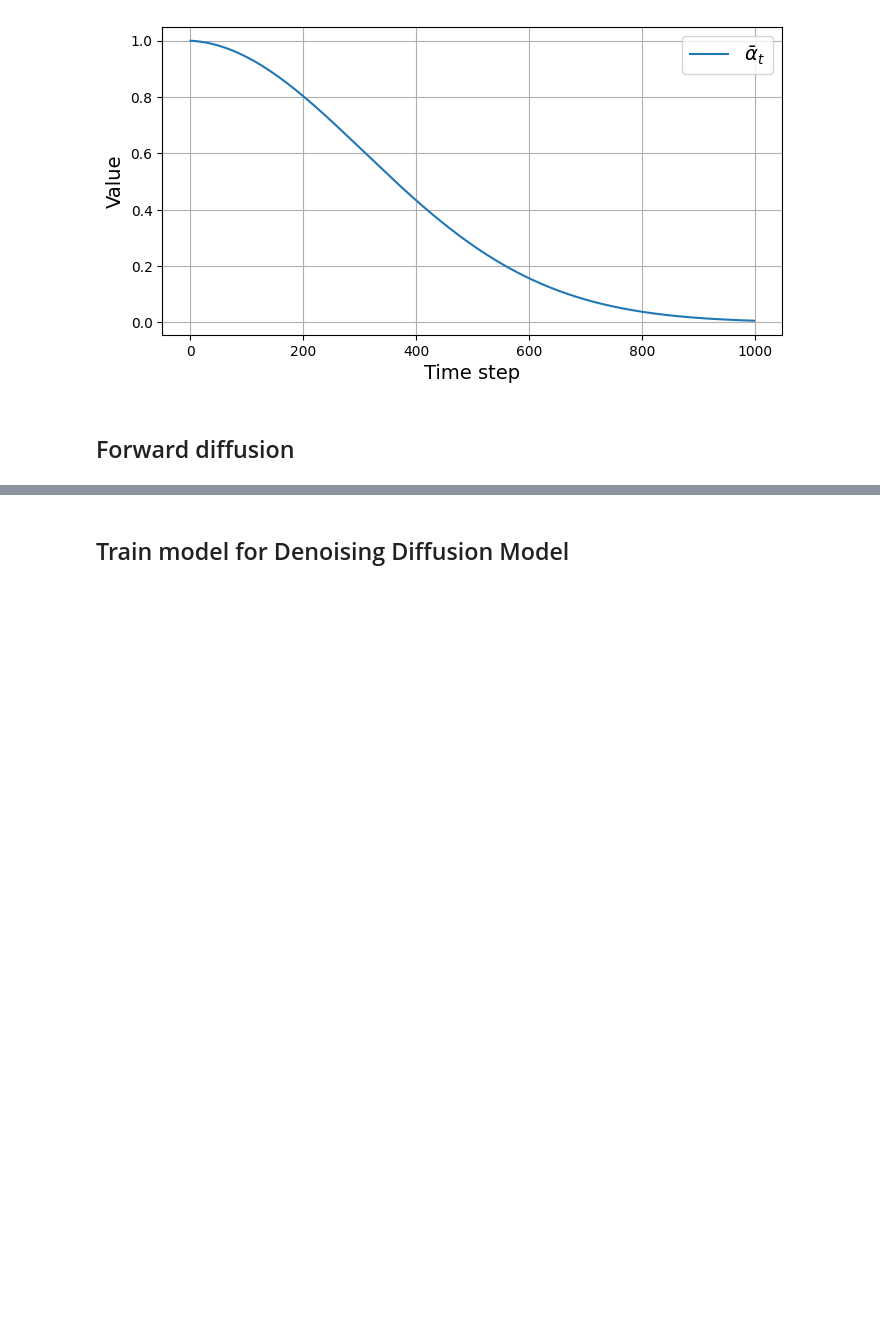
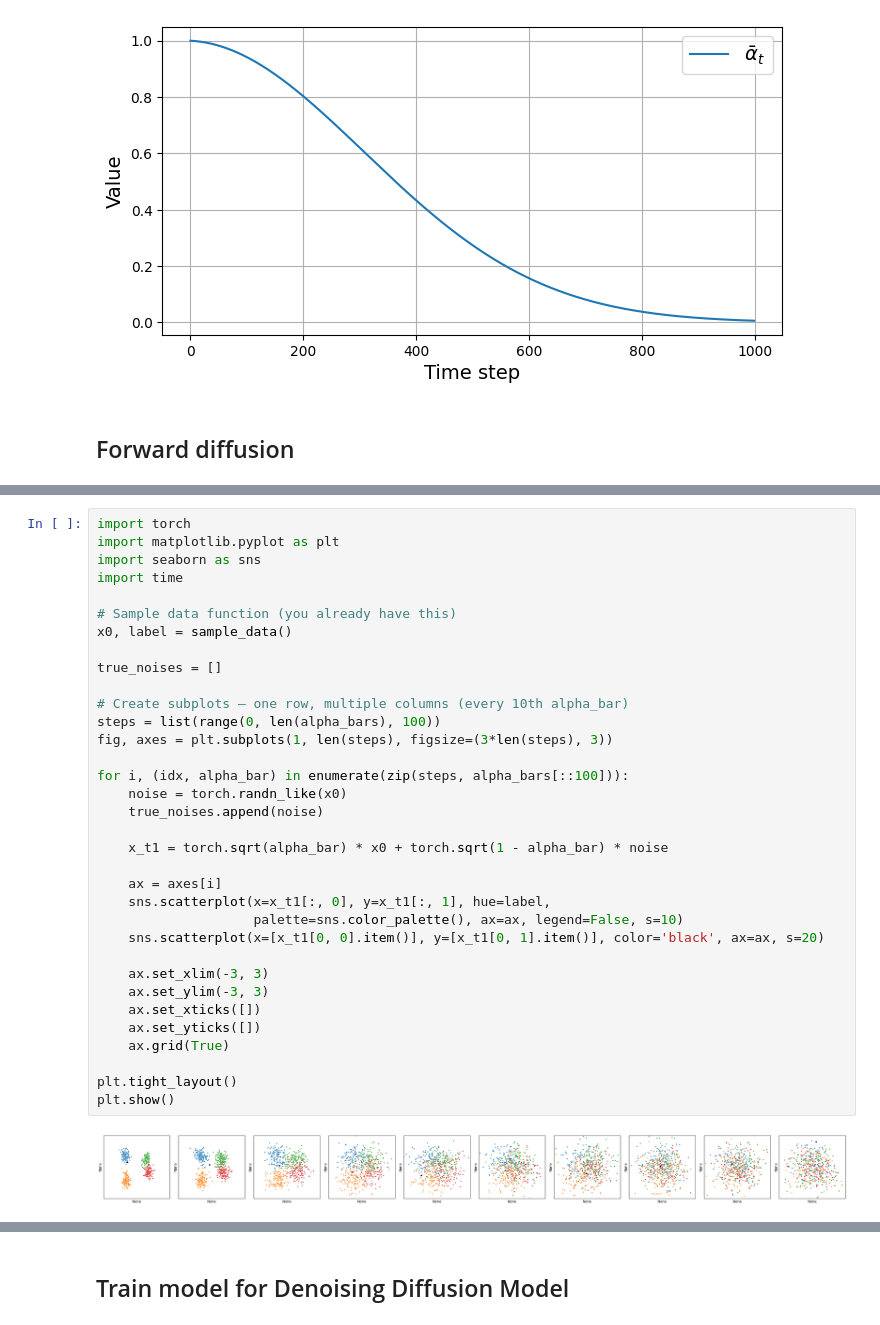
Before and after one commit to mohan696matlab/Diffusion_Gen_AI_Course, a Jupyter notebook: part_1_simple_diffusion/diffusion_process.ipynb, the cells around one changed output, grey strips where cells are left out. Cells and saved outputs as stored; diff of their text form; blank space fills up the shorter version.

```diff
--- a/part_1_simple_diffusion/diffusion_process.ipynb
+++ b/part_1_simple_diffusion/diffusion_process.ipynb
@@ -329,0 +329,36 @@ for idx,alpha_bar in enumerate(alpha_bars[::10]):
+# %%
+import torch
+import matplotlib.pyplot as plt
+import seaborn as sns
+import time
+
+# Sample data function (you already have this)
+x0, label = sample_data()
+
+true_noises = []
+
+# Create subplots — one row, multiple columns (every 10th alpha_bar)
+steps = list(range(0, len(alpha_bars), 100))
+fig, axes = plt.subplots(1, len(steps), figsize=(3*len(steps), 3))
+
+for i, (idx, alpha_bar) in enumerate(zip(steps, alpha_bars[::100])):
+    noise = torch.randn_like(x0)
+    true_noises.append(noise)
+
+    x_t1 = torch.sqrt(alpha_bar) * x0 + torch.sqrt(1 - alpha_bar) * noise
+
+    ax = axes[i]
+    sns.scatterplot(x=x_t1[:, 0], y=x_t1[:, 1], hue=label,
+                    palette=sns.color_palette(), ax=ax, legend=False, s=10)
+    sns.scatterplot(x=[x_t1[0, 0].item()], y=[x_t1[0, 1].item()], color='black', ax=ax, s=20)
+
+    ax.set_xlim(-3, 3)
+    ax.set_ylim(-3, 3)
+    ax.set_xticks([])
+    ax.set_yticks([])
+    ax.grid(True)
+
+plt.tight_layout()
+plt.show()
+# %% [output]
+[figure, added]
```
Also changed, not shown: parts of 6 cells of this notebook.
